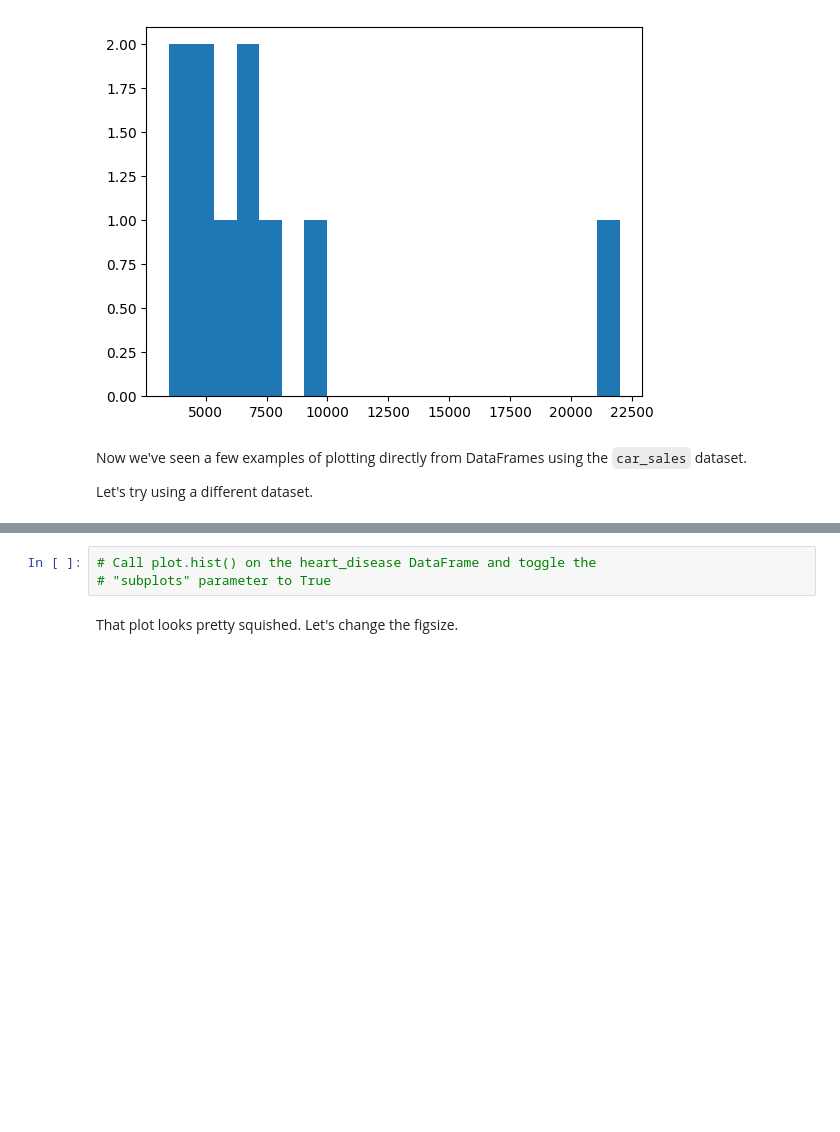
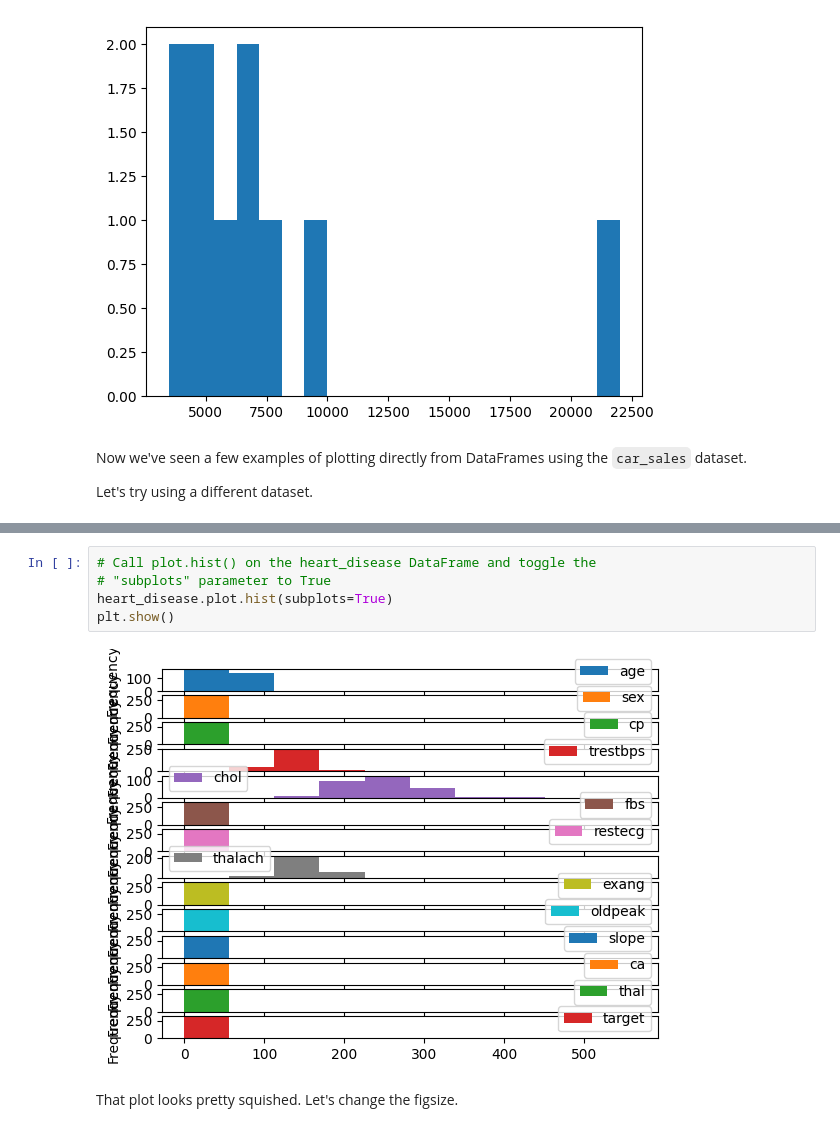
Before and after one commit to AlexLiang230410/ML_Sample_Project, a Jupyter notebook: matplotlib-exercises.ipynb, the cells around one changed output, grey strips where cells are left out. Saved outputs shown, nothing was run; the diff lists cells and outputs as text; blank space fills up the shorter version.

```diff
--- a/matplotlib-exercises.ipynb
+++ b/matplotlib-exercises.ipynb
@@ -361,6 +392,10 @@ Let's try using a different dataset.
 # %%
 # Call plot.hist() on the heart_disease DataFrame and toggle the
 # "subplots" parameter to True
+heart_disease.plot.hist(subplots=True)
+plt.show()
+# %% [output]
+[figure, added]
 # %% [markdown]
 That plot looks pretty squished. Let's change the figsize.
 # %%
```
Also changed, not shown: parts of 23 cells of this notebook, 2 other files.
